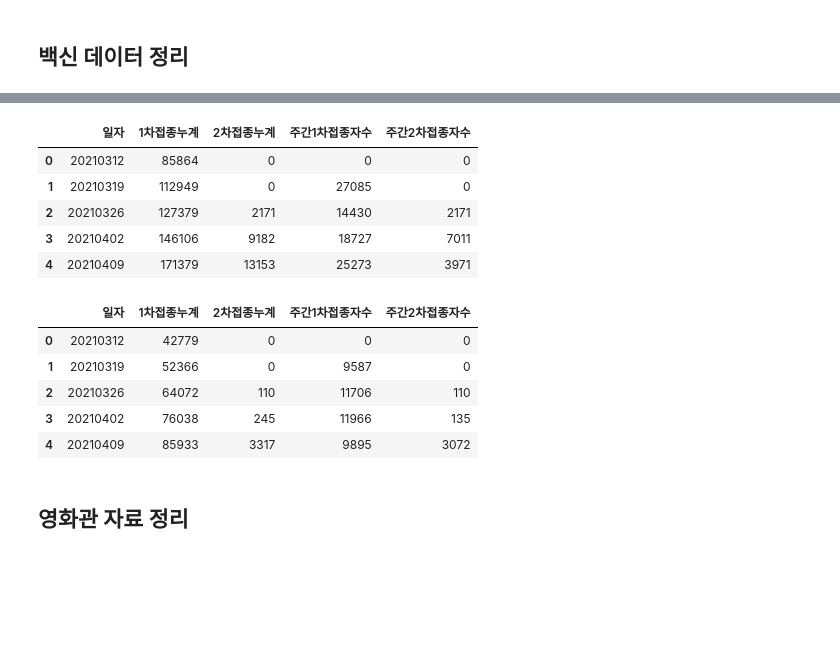
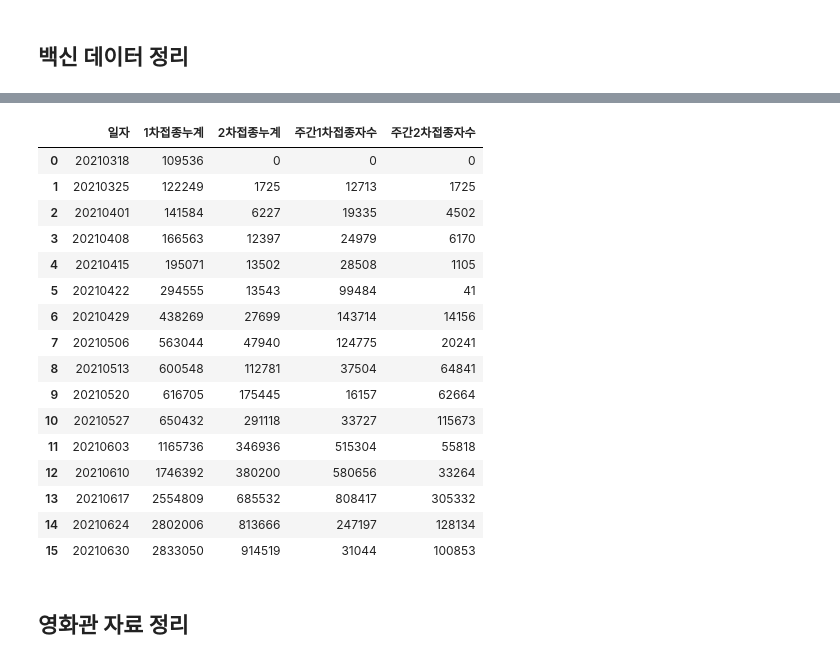
Before and after one commit to vvspearlvvs/MultiCampus_Project, a Jupyter notebook: 시각화_Testing/210818_시각화 테스트 자료.ipynb, the cells around one changed output, grey strips where cells are left out. Cells and saved outputs as stored; diff of their text form; code cells hidden in the pictures; blank space fills up the shorter version.

```diff
--- a/시각화_Testing/210818_시각화 테스트 자료.ipynb
+++ b/시각화_Testing/210818_시각화 테스트 자료.ipynb
@@ -164,21 +163,25 @@ dict_busan_vaccine
 seoul_vaccine = pd.DataFrame(dict_seoul_vaccine)
 busan_vaccine = pd.DataFrame(dict_busan_vaccine)
 # %%
-seoul_vaccine.head()
-busan_vaccine.head()
+seoul_vaccine
 # %% [output]
 |  | 일자 | 1차접종누계 | 2차접종누계 | 주간1차접종자수 | 주간2차접종자수 |
-| 0 | 20210312 | 85864 | 0 | 0 | 0 |
-| 1 | 20210319 | 112949 | 0 | 27085 | 0 |
-| 2 | 20210326 | 127379 | 2171 | 14430 | 2171 |
-| 3 | 20210402 | 146106 | 9182 | 18727 | 7011 |
-| 4 | 20210409 | 171379 | 13153 | 25273 | 3971 |
+| 0 | 20210318 | 109536 | 0 | 0 | 0 |
+| 1 | 20210325 | 122249 | 1725 | 12713 | 1725 |
+| 2 | 20210401 | 141584 | 6227 | 19335 | 4502 |
+| 3 | 20210408 | 166563 | 12397 | 24979 | 6170 |
+| 4 | 20210415 | 195071 | 13502 | 28508 | 1105 |
+| 5 | 20210422 | 294555 | 13543 | 99484 | 41 |
+| 6 | 20210429 | 438269 | 27699 | 143714 | 14156 |
+| 7 | 20210506 | 563044 | 47940 | 124775 | 20241 |
+| 8 | 20210513 | 600548 | 112781 | 37504 | 64841 |
+| 9 | 20210520 | 616705 | 175445 | 16157 | 62664 |
+| 10 | 20210527 | 650432 | 291118 | 33727 | 115673 |
+| 11 | 20210603 | 1165736 | 346936 | 515304 | 55818 |
+| 12 | 20210610 | 1746392 | 380200 | 580656 | 33264 |
+| 13 | 20210617 | 2554809 | 685532 | 808417 | 305332 |
+| 14 | 20210624 | 2802006 | 813666 | 247197 | 128134 |
+| 15 | 20210630 | 2833050 | 914519 | 31044 | 100853 |
-|  | 일자 | 1차접종누계 | 2차접종누계 | 주간1차접종자수 | 주간2차접종자수 |
-| 0 | 20210312 | 42779 | 0 | 0 | 0 |
-| 1 | 20210319 | 52366 | 0 | 9587 | 0 |
-| 2 | 20210326 | 64072 | 110 | 11706 | 110 |
-| 3 | 20210402 | 76038 | 245 | 11966 | 135 |
-| 4 | 20210409 | 85933 | 3317 | 9895 | 3072 |
 # %% [markdown]
 ## 영화관 자료 정리
 # %%
```
Also changed, not shown: parts of 18 cells of this notebook, 1 other file.
